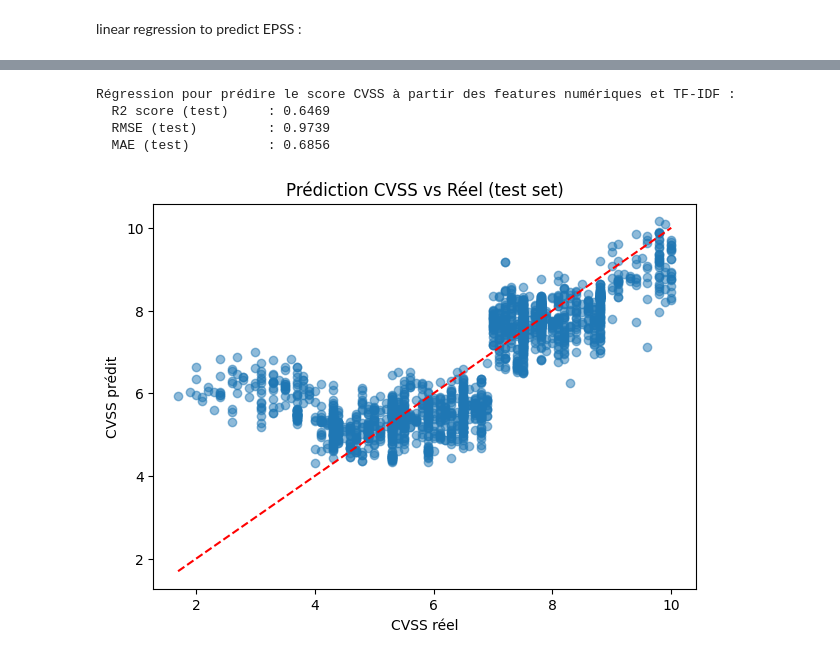
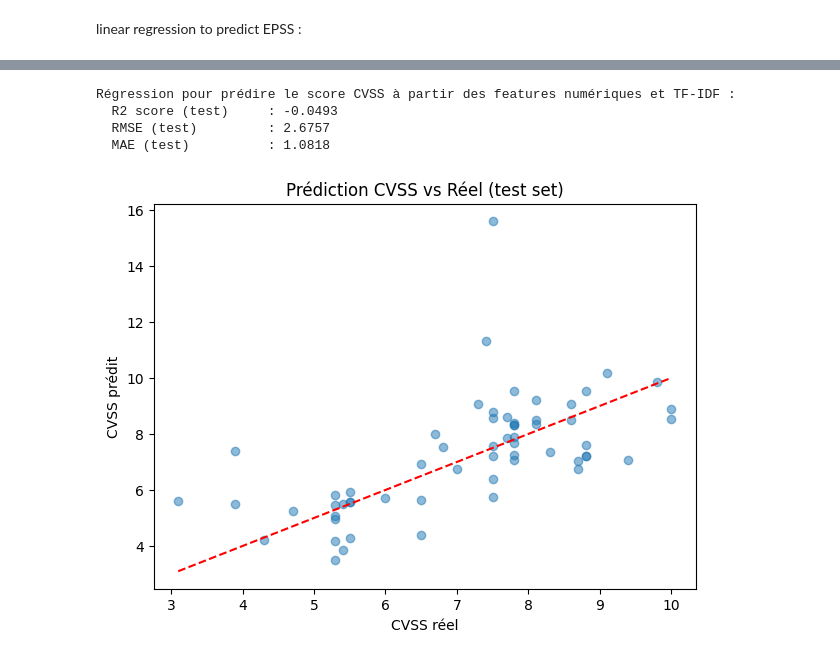
Before and after one commit to 3arly1/projet-mastercamp-data, a Jupyter notebook: mastercamp.ipynb, the cells around one changed output, grey strips where cells are left out. Saved outputs shown, nothing was run; the diff lists cells and outputs as text; code cells hidden in the pictures.

```diff
--- a/mastercamp.ipynb
+++ b/mastercamp.ipynb
@@ -294,5 +26,9 @@ Nous allons utiliser le DataFrame `df` déjà présent en mémoire pour explorer
 import matplotlib.pyplot as plt
 import seaborn as sns
 # df doit déjà être défini dans l'environnement
+import pandas as pd
+df = pd.read_csv('consolidated_anssi_cve.csv', dtype=str)
+
+df['Type_encoded'] = df['Type'].map({'Avis': 0, 'Alerte': 1})
 df.head(5)
 # %% [output]
@@ -330,9 +44,13 @@ df_cleaned.head()
 # Histogramme du nombre de vulnérabilités par niveau CVSS et par type (type_encoded)
 plt.figure(figsize=(10,6))
 bins = range(0, 11)  # CVSS de 0 à 10
+
+# Convertir la colonne CVSS en float pour éviter les erreurs de type
+df['CVSS'] = pd.to_numeric(df['CVSS'], errors='coerce')
+
 for tval, label in zip([0, 1], ['Avis', 'Alerte']):
-    subset = df_cleaned[df_cleaned['type_encoded'] == tval]
-    plt.hist(subset['cvss'], bins=bins, alpha=0.6, label=label)
+    subset = df[df['Type_encoded'] == tval]
+    plt.hist(subset['CVSS'].dropna(), bins=bins, alpha=0.6, label=label)
 plt.title('Nombre de vulnérabilités par niveau CVSS et type')
 plt.xlabel('Score CVSS')
 plt.ylabel('Nombre de vulnérabilités')
@@ -478,17 +216,20 @@ from sklearn.feature_extraction.text import TfidfVectorizer
 from sklearn.preprocessing import StandardScaler
 from scipy.sparse import hstack, csr_matrix
 
+# Utiliser les colonnes du CSV (majuscule)
+df_cleaned = df.dropna(subset=['CVSS', 'CVE', 'EPSS']).copy()
+
 # Préparation des features numériques
-features = ['epss']
-if 'severity' in df_cleaned.columns:
-    df_cleaned['severity_encoded'] = df_cleaned['severity'].astype('category').cat.codes
+features = ['EPSS']
+if 'Base Severity' in df_cleaned.columns:
+    df_cleaned['severity_encoded'] = df_cleaned['Base Severity'].astype('category').cat.codes
     features.append('severity_encoded')
 
 X_num = df_cleaned[features].fillna(0)
 
-# Préparation des features textuelles (description et titre)
-desc = df_cleaned['description'].fillna('')
-titre = df_cleaned['title'].fillna('')
+# Préparation des features textuelles (Description et Titre ANSSI)
+desc = df_cleaned['Description'].fillna('')
+titre = df_cleaned['Titre ANSSI'].fillna('')
 
 # utilisation de TF-IDF pour les colonnes textuelles
 tfidf_desc = TfidfVectorizer(max_features=100)
@@ -504,36 +245,36 @@ X_num_scaled = scaler.fit_transform(X_num)
 # Concaténer toutes les features (numériques + textuelles)
 X_all = hstack([csr_matrix(X_num_scaled), X_desc, X_titre])
 
-y = df_cleaned['cvss'].astype(float)
+y = df_cleaned['CVSS'].astype(float)
 
 # Split train/test
 X_train, X_test, y_train, y_test = train_test_split(X_all, y, test_size=0.2, random_state=42)
 
 # Modèle de régression
 reg = LinearRegression()
 reg.fit(X_train, y_train)
 
 # Prédictions
 y_pred = reg.predict(X_test)
 
 # Évaluation
 print("Régression pour prédire le score CVSS à partir des features numériques et TF-IDF :")
 print(f"  R2 score (test)     : {r2_score(y_test, y_pred):.4f}")
 print(f"  RMSE (test)         : {mean_squared_error(y_test, y_pred):.4f}")
 print(f"  MAE (test)          : {mean_absolute_error(y_test, y_pred):.4f}")
 
 # Visualisation des prédictions vs valeurs réelles
 plt.figure(figsize=(7,5))
 plt.scatter(y_test, y_pred, alpha=0.5)
 plt.plot([y_test.min(), y_test.max()], [y_test.min(), y_test.max()], 'r--')
 plt.xlabel('CVSS réel')
 plt.ylabel('CVSS prédit')
 plt.title('Prédiction CVSS vs Réel (test set)')
 plt.show()
 # %% [output]
 Régression pour prédire le score CVSS à partir des features numériques et TF-IDF :
-  R2 score (test)     : 0.6469
-  RMSE (test)         : 0.9739
-  MAE (test)          : 0.6856
+  R2 score (test)     : -0.0493
+  RMSE (test)         : 2.6757
+  MAE (test)          : 1.0818
-[figure, old version]
+[figure, new version]
 # %%
```
Also changed, not shown: parts of 21 cells of this notebook.
